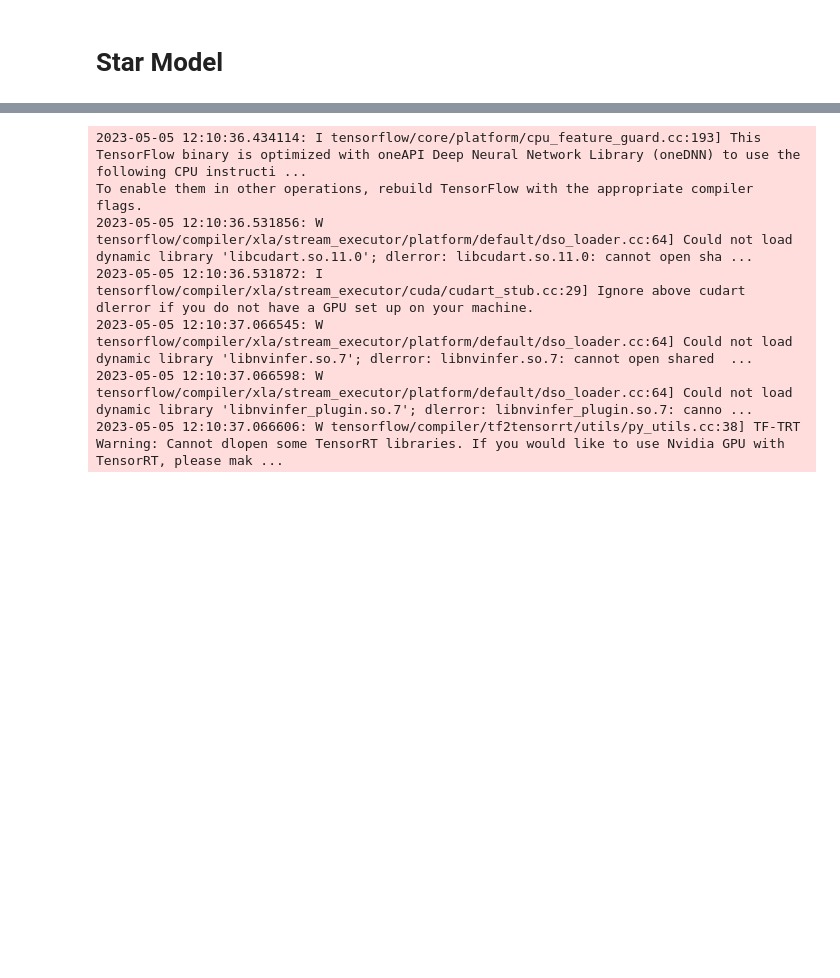
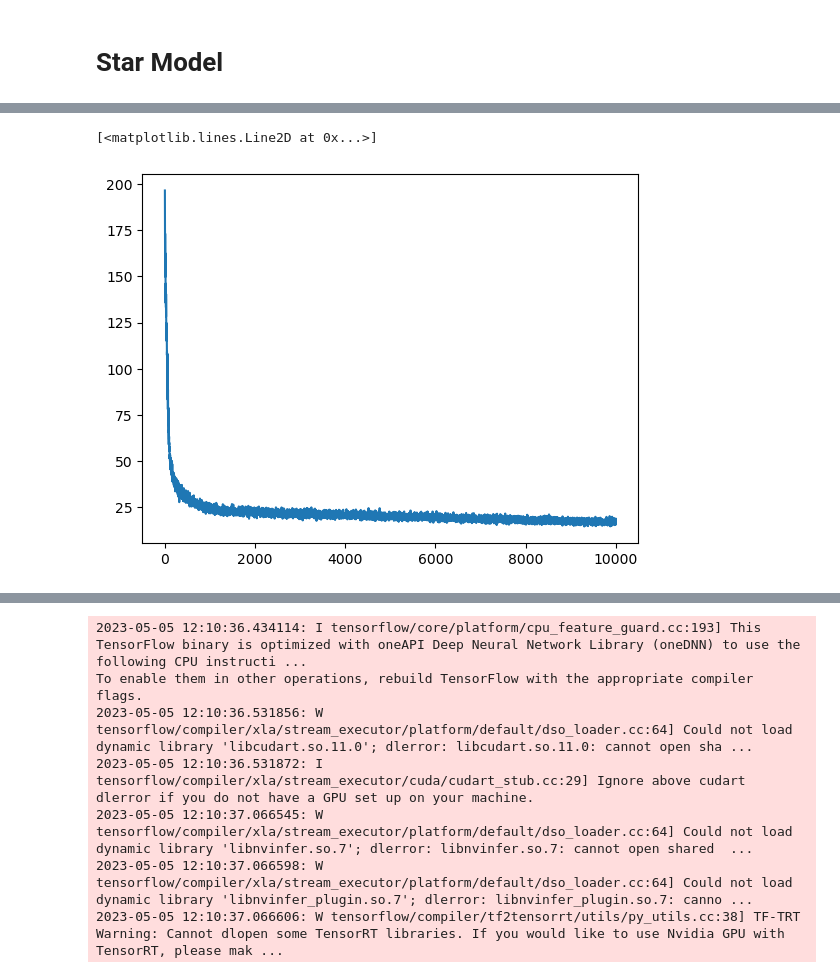
Before and after one commit to JosephRRB/GFlowNets_on_SpinFoams, a Jupyter notebook: GFlowNet Experiments on SpinFoams.ipynb, the cells around one changed output, grey strips where cells are left out. Saved outputs shown, nothing was run; the diff lists cells and outputs as text; code cells hidden in the pictures; blank space fills up the shorter version.

```diff
--- a/GFlowNet Experiments on SpinFoams.ipynb
+++ b/GFlowNet Experiments on SpinFoams.ipynb
@@ -64,2 +108,18 @@ Nth iteration: 1000 Trained on K samples: 1000000 Average Loss: 1.73266230986886
 # %% [markdown]
 # Star Model
+# %%
+ave_losses = train_gfn(
+    spin_j=3.5,
+    sf_model="star_model",
+    main_layer_hidden_nodes=(128, 64, 64),
+    branch1_hidden_nodes=(),
+    branch2_hidden_nodes=(),
+    activation="swish",
+    exploration_rate=0.5,
+    training_fraction_from_back_traj=0.5,
+    learning_rate=0.0005,
+    batch_size=int(1e3),
+    n_iterations=int(1e4),
+    evaluation_batch_size=int(1e6),
+    generate_samples_every_m_training_samples=int(1e6),
+)
@@ -65,0 +142,5 @@ Nth iteration: 1000 Trained on K samples: 1000000 Average Loss: 1.73266230986886
+# %%
+plt.plot(ave_losses)
+# %% [output]
+[<matplotlib.lines.Line2D at 0x...>]
+[figure, added]
```
Also changed, not shown: parts of 11 cells of this notebook, 1 other file.
